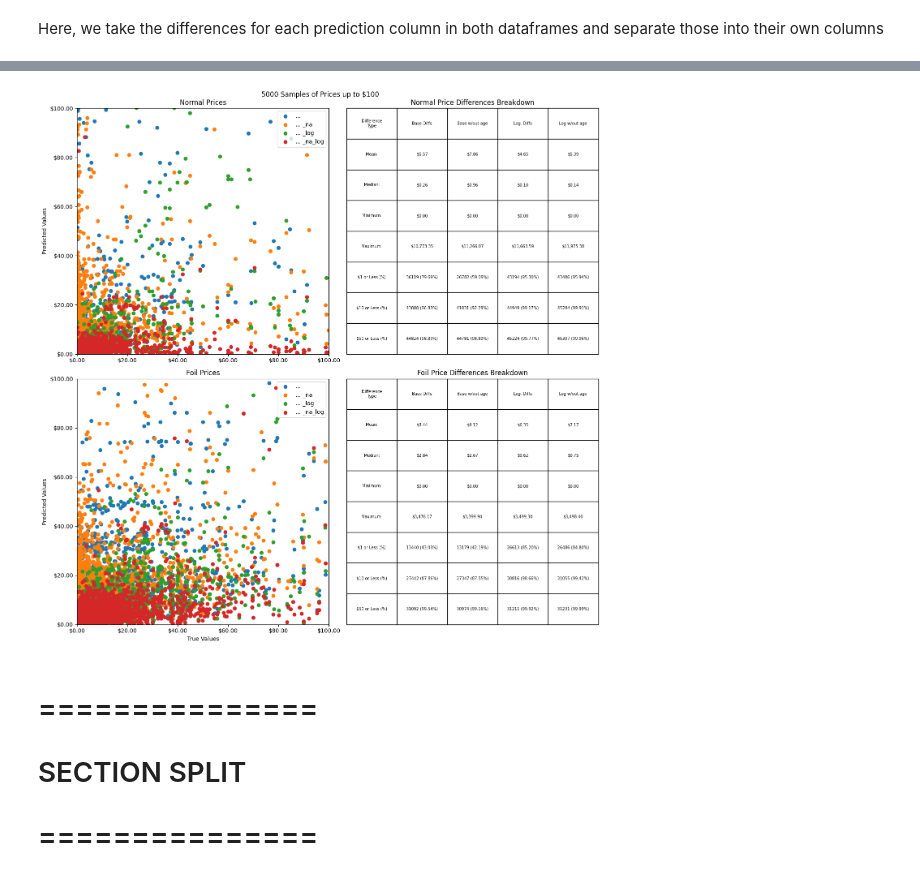
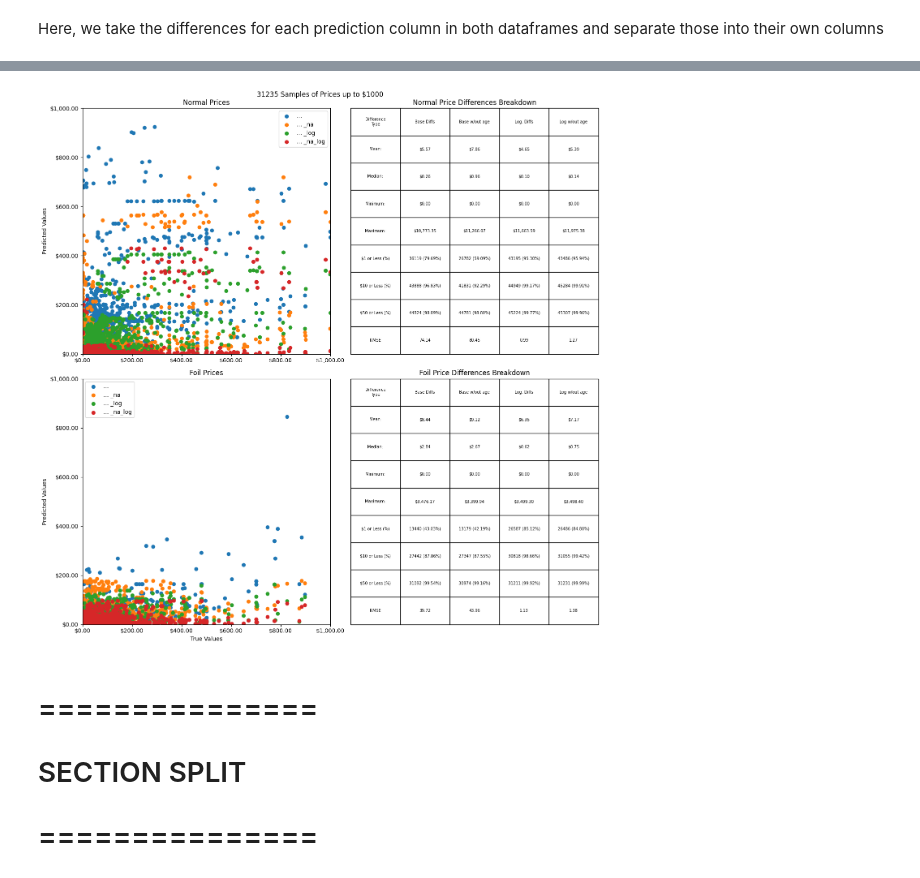
Before and after one commit to ParkedHampster/Spell-Trends, a Jupyter notebook: step2.ipynb, the cells around one changed output, grey strips where cells are left out. Drawn from its saved outputs; the diff is of its cells as text; code cells hidden in the pictures.

```diff
--- a/step2.ipynb
+++ b/step2.ipynb
@@ -1145,8 +1147,8 @@ display(
 # %%
 fig, ax = plt.subplots(2,2,figsize=(14,14),sharey=False)
 
-_upper_limit = 100
-_samps = 5000
+_upper_limit = 1000
+_samps = None
 _tb_headers = ['Difference\nType','Base Diffs','Base w/out age','Log. Diffs','Log w/out age']
 for i, _df in enumerate([full_norm_df,full_foil_df]):
     _df_len = len(_df)
@@ -1169,7 +1171,8 @@ for i, _df in enumerate([full_norm_df,full_foil_df]):
             ['Maximum:'],
             ['$1 or Less (%)'],
             ['$10 or Less (%)'],
-            ['$50 or Less (%)']
+            ['$50 or Less (%)'],
+            ['RMSE']
         ]
     for _typ in [
         "","_na","_log","_na_log"
@@ -1191,38 +1194,46 @@ for i, _df in enumerate([full_norm_df,full_foil_df]):
         _table[6].append(f"""{
             (_l50:=len(_df[_df[f'diff{_typ}']<=50]))
             } ({(_l50 / _df_len)*100 :,.2f}%)""")
+    _table[7].extend(
+        [
+            round(-models[f'{_ltype}_gs'].best_score_,2),
+            round(-models[f'{_ltype}_gs_na'].best_score_,2),
+            round(-log_models[f'{_ltype}_gs'].best_score_,2),
+            round(-log_models[f'{_ltype}_gs_na'].best_score_,2),
+        ]
+    )
     ax[i][0].set(
         ylabel='Predicted Values',
         xlim=(0,_upper_limit),
         ylim=(0,_upper_limit)
     )
     ax[i][0].xaxis.set_major_formatter('${x:,.2f}')
     ax[i][0].yaxis.set_major_formatter('${x:,.2f}')
     ax[i][0].legend()
 
     ax[i][1].table(
         _table,
         colLabels=_tb_headers,
         cellLoc='center',
         bbox=[0,0,1,1]
         )
     ax[i][1].grid(False)
     ax[i][1].axis('off')
     ax[i][1].set(
         title=f"{_type} Price Differences Breakdown"
     )
 
 ax[-1][0].set(
     xlabel='True Values'
 )
 
 plt.suptitle(
     f"{_n_samples} Samples of Prices up to ${_upper_limit}"
 )
 
 plt.tight_layout()
 # %% [output]
-[figure, old version]
+[figure, new version]
 # %% [markdown]
 # ===============
 # SECTION SPLIT
```
Also changed, not shown: parts of 21 cells of this notebook.
